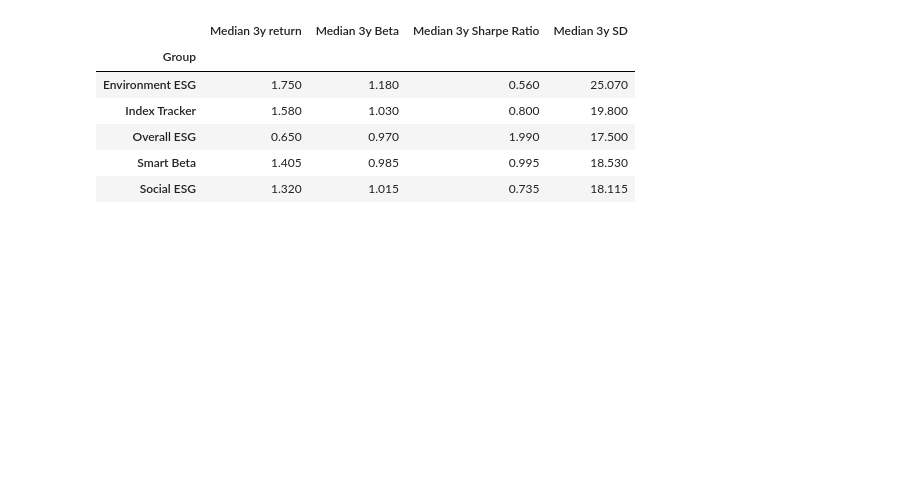
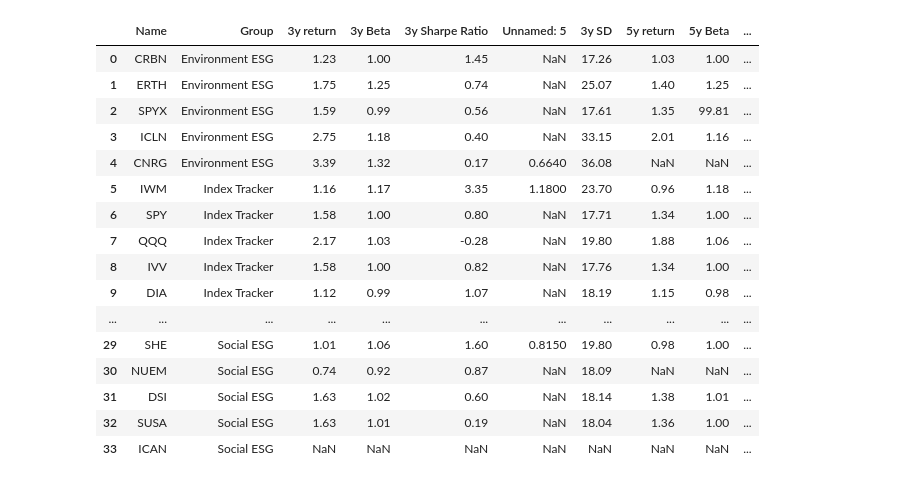
Before and after one commit to henry-maier/sustainable_portfolio_constructionsp22, a Jupyter notebook: notebooks/visualization.ipynb, the cells around one changed output. Saved outputs shown, nothing was run; the diff lists cells and outputs as text; code cells hidden in the pictures; blank space fills up the shorter version.

```diff
--- a/notebooks/visualization.ipynb
+++ b/notebooks/visualization.ipynb
@@ -88,15 +108,23 @@ plt.legend();
 # %%
 yf_aggregate_stats = pd.read_csv(os.path.join(DATA_FOLDER, "yf_agg_data.csv"))
 three_yr_cols = ['3y return', '3y Beta', '3y Sharpe Ratio', '3y SD']
+five_yr_cols = ['5y return', '5y Beta', '5y Sharpe Ratio', '5y SD']
+yf_aggregate_stats
+# %% [output]
+|  | Name | Group | 3y return | 3y Beta | 3y Sharpe Ratio | Unnamed: 5 | 3y SD | 5y return | 5y Beta | ... |
+| 0 | CRBN | Environment ESG | 1.23 | 1.00 | 1.45 | NaN | 17.26 | 1.03 | 1.00 | ... |
+| 1 | ERTH | Environment ESG | 1.75 | 1.25 | 0.74 | NaN | 25.07 | 1.40 | 1.25 | ... |
+| 2 | SPYX | Environment ESG | 1.59 | 0.99 | 0.56 | NaN | 17.61 | 1.35 | 99.81 | ... |
+| 3 | ICLN | Environment ESG | 2.75 | 1.18 | 0.40 | NaN | 33.15 | 2.01 | 1.16 | ... |
+| 4 | CNRG | Environment ESG | 3.39 | 1.32 | 0.17 | 0.6640 | 36.08 | NaN | NaN | ... |
+| 5 | IWM | Index Tracker | 1.16 | 1.17 | 3.35 | 1.1800 | 23.70 | 0.96 | 1.18 | ... |
+| 6 | SPY | Index Tracker | 1.58 | 1.00 | 0.80 | NaN | 17.71 | 1.34 | 1.00 | ... |
+| 7 | QQQ | Index Tracker | 2.17 | 1.03 | -0.28 | NaN | 19.80 | 1.88 | 1.06 | ... |
+| 8 | IVV | Index Tracker | 1.58 | 1.00 | 0.82 | NaN | 17.76 | 1.34 | 1.00 | ... |
+| 9 | DIA | Index Tracker | 1.12 | 0.99 | 1.07 | NaN | 18.19 | 1.15 | 0.98 | ... |
+| ... | ... | ... | ... | ... | ... | ... | ... | ... | ... | ... |
+| 29 | SHE | Social ESG | 1.01 | 1.06 | 1.60 | 0.8150 | 19.80 | 0.98 | 1.00 | ... |
+| 30 | NUEM | Social ESG | 0.74 | 0.92 | 0.87 | NaN | 18.09 | NaN | NaN | ... |
+| 31 | DSI | Social ESG | 1.63 | 1.02 | 0.60 | NaN | 18.14 | 1.38 | 1.01 | ... |
+| 32 | SUSA | Social ESG | 1.63 | 1.01 | 0.19 | NaN | 18.04 | 1.36 | 1.00 | ... |
+| 33 | ICAN | Social ESG | NaN | NaN | NaN | NaN | NaN | NaN | NaN | ... |
-# %%
-three_yr_stats = yf_aggregate_stats[three_yr_cols + ['Group']].dropna().groupby('Group').median()
-three_yr_stats.columns = ["Median " + a for a in three_yr_stats.columns]
-three_yr_stats
-# %% [output]
-|  | Median 3y return | Median 3y Beta | Median 3y Sharpe Ratio | Median 3y SD |
-| Group |  |  |  |  |
-| Environment ESG | 1.750 | 1.180 | 0.560 | 25.070 |
-| Index Tracker | 1.580 | 1.030 | 0.800 | 19.800 |
-| Overall ESG | 0.650 | 0.970 | 1.990 | 17.500 |
-| Smart Beta | 1.405 | 0.985 | 0.995 | 18.530 |
-| Social ESG | 1.320 | 1.015 | 0.735 | 18.115 |
```
Also changed, not shown: parts of 8 cells of this notebook, 15 other files.
